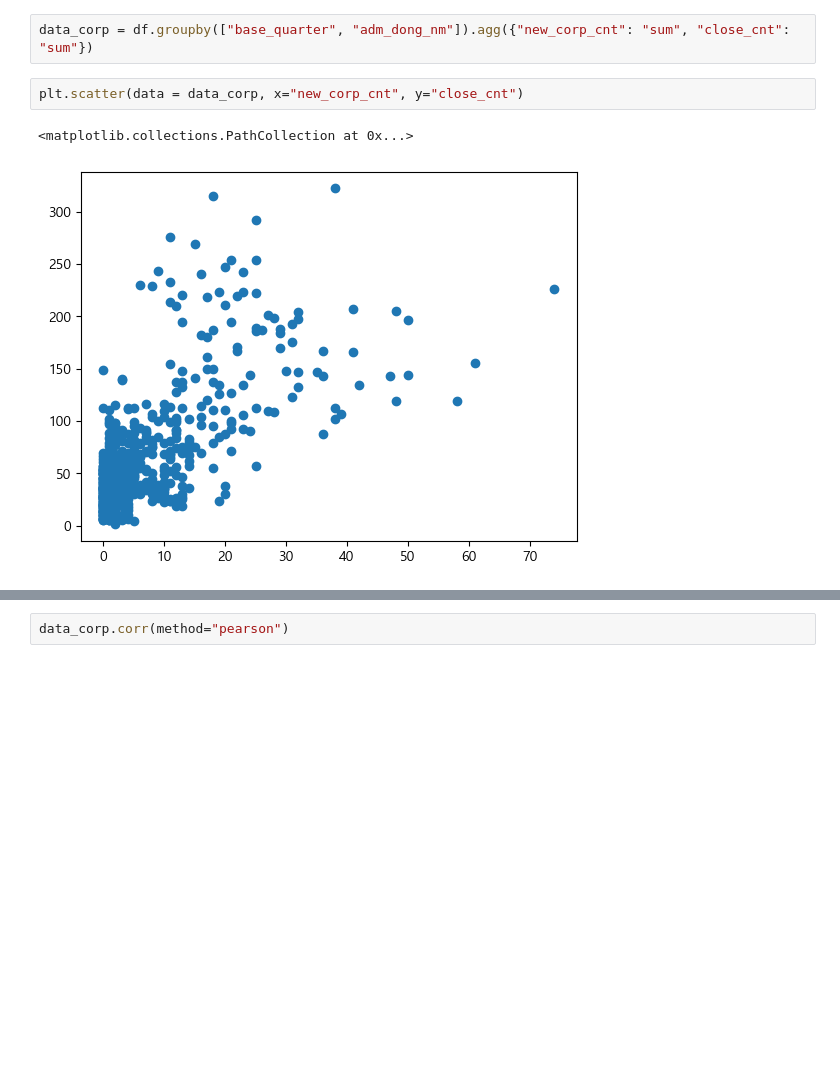
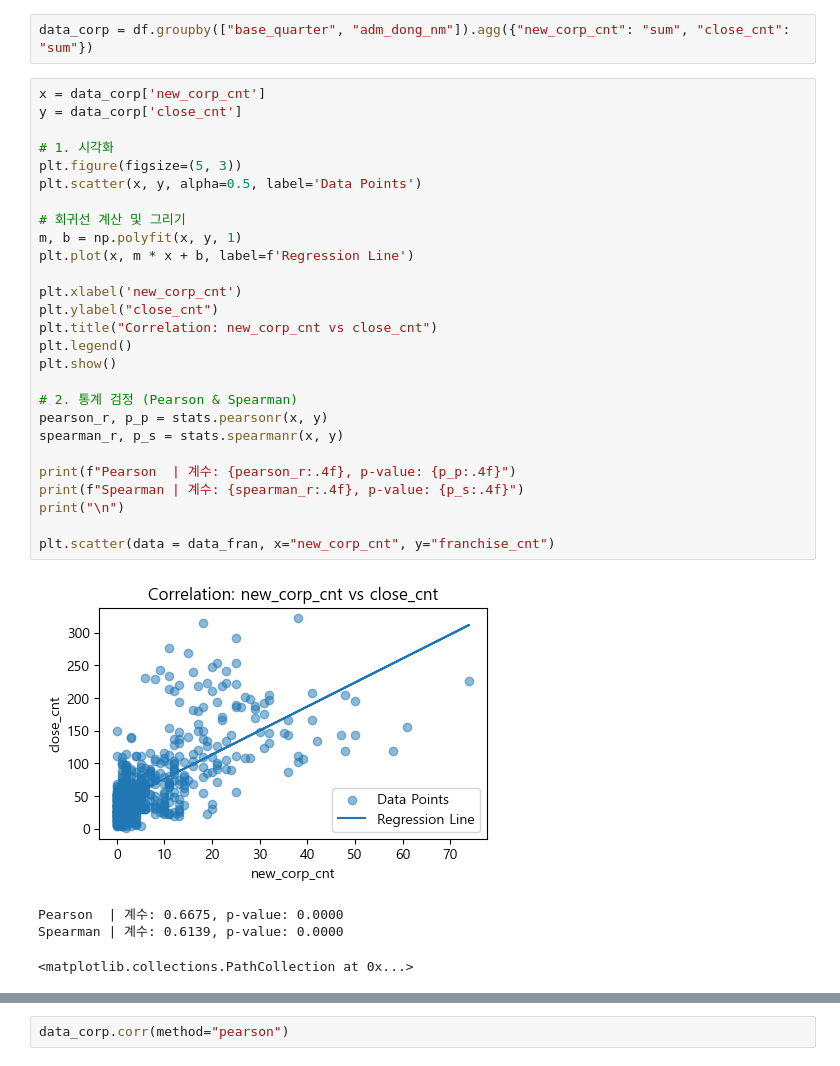
Before and after one commit to bulsajo1/final_project, a Jupyter notebook: eunbi/통계_은비.ipynb, the cells around one changed output, grey strips where cells are left out. Drawn from its saved outputs; the diff is of its cells as text; blank space fills up the shorter version.

```diff
--- a/eunbi/통계_은비.ipynb
+++ b/eunbi/통계_은비.ipynb
@@ -132,7 +122,34 @@ p-value가 유의수준(0.05) 미만이므로 대립가설 채택 <br>
 # %%
 data_corp = df.groupby(["base_quarter", "adm_dong_nm"]).agg({"new_corp_cnt": "sum", "close_cnt": "sum"})
 # %%
-plt.scatter(data = data_corp, x="new_corp_cnt", y="close_cnt")
+x = data_corp['new_corp_cnt']
+y = data_corp['close_cnt']
+
+# 1. 시각화
+plt.figure(figsize=(5, 3))
+plt.scatter(x, y, alpha=0.5, label='Data Points')
+
+# 회귀선 계산 및 그리기
+m, b = np.polyfit(x, y, 1)
+plt.plot(x, m * x + b, label=f'Regression Line')
+
+plt.xlabel('new_corp_cnt')
+plt.ylabel("close_cnt")
+plt.title("Correlation: new_corp_cnt vs close_cnt")
+plt.legend()
+plt.show()
+
+# 2. 통계 검정 (Pearson & Spearman)
+pearson_r, p_p = stats.pearsonr(x, y)
+spearman_r, p_s = stats.spearmanr(x, y)
+
+print(f"Pearson  | 계수: {pearson_r:.4f}, p-value: {p_p:.4f}")
+print(f"Spearman | 계수: {spearman_r:.4f}, p-value: {p_s:.4f}")
+print("\n")
+
+plt.scatter(data = data_fran, x="new_corp_cnt", y="franchise_cnt")
 # %% [output]
+[figure, new version]
-<matplotlib.collections.PathCollection at 0x...>
+Pearson  | 계수: 0.6675, p-value: 0.0000
+Spearman | 계수: 0.6139, p-value: 0.0000
-[figure, old version]
+<matplotlib.collections.PathCollection at 0x...>
```
Also changed, not shown: parts of 22 cells of this notebook.
